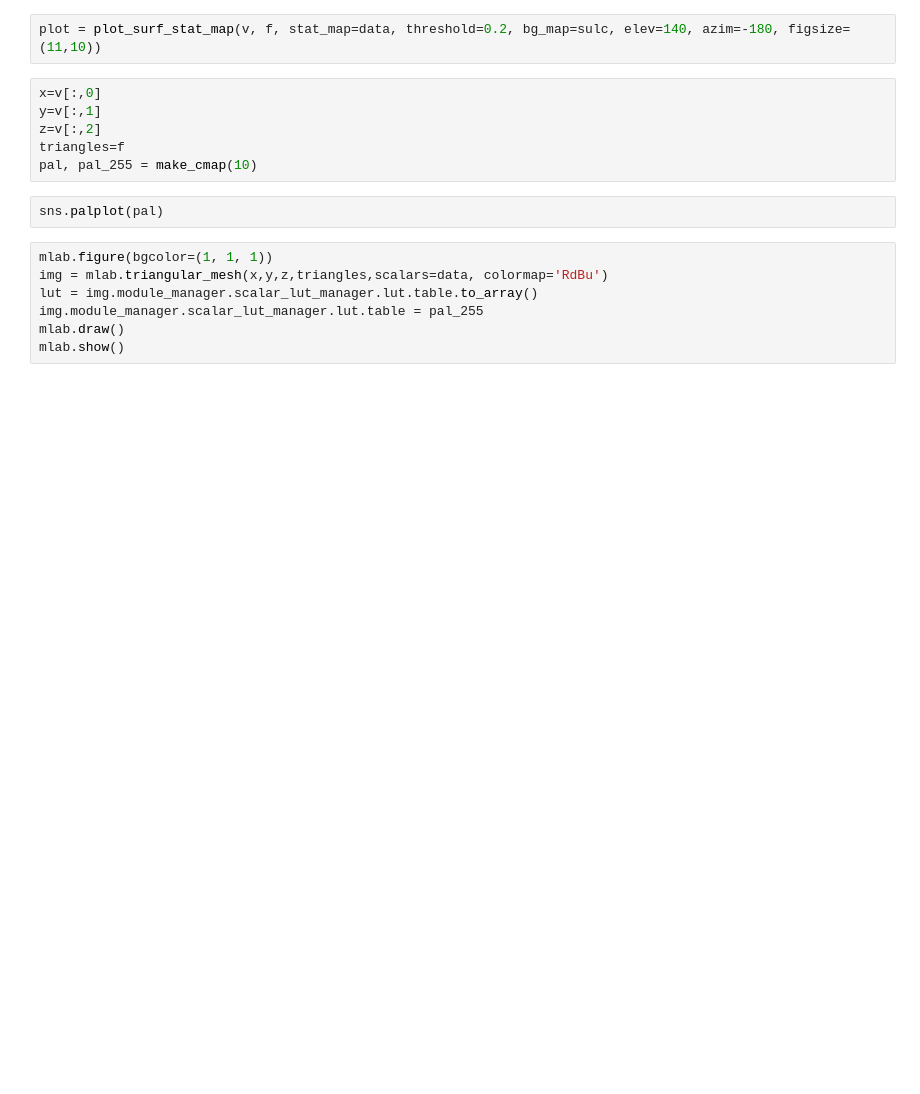
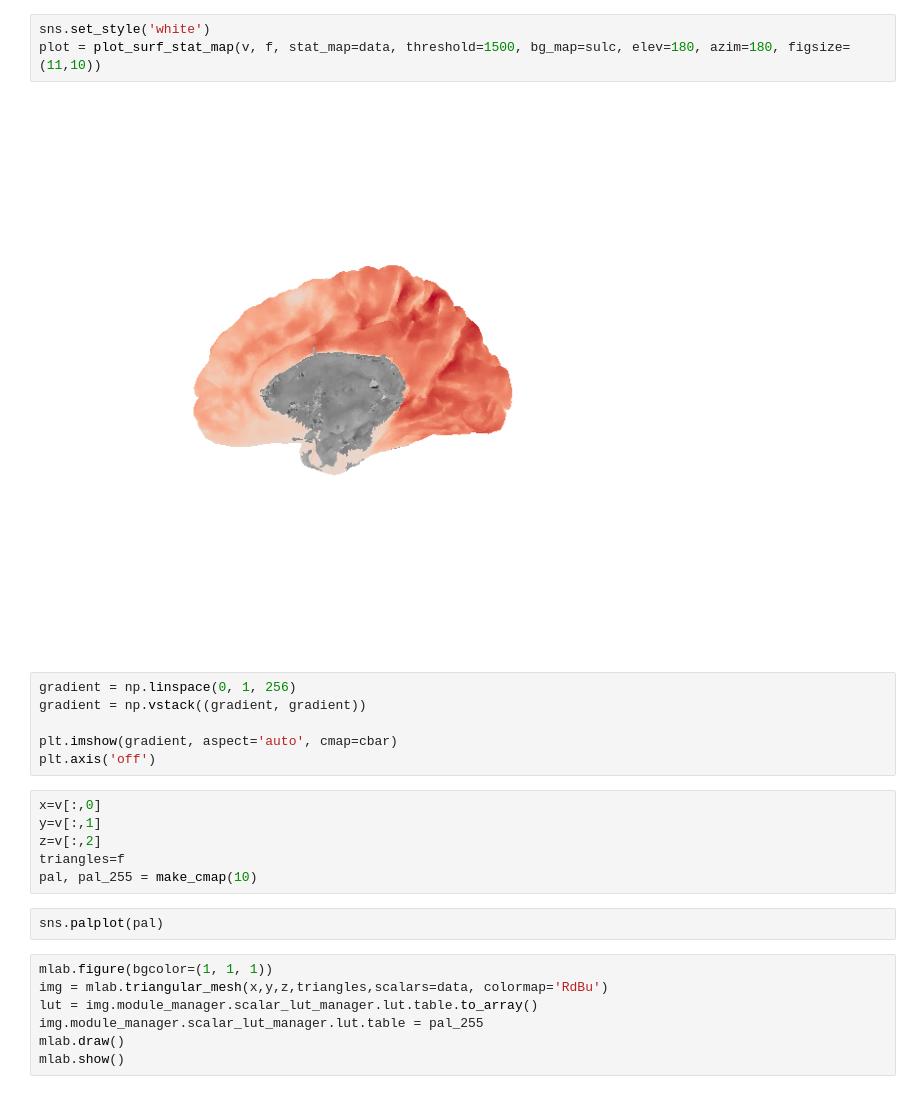
Before and after one commit to juhuntenburg/myelinconnect, a Jupyter notebook: notebooks/plot_surfs.ipynb, the cells around one changed output. Saved outputs shown, nothing was run; the diff lists cells and outputs as text; blank space fills up the shorter version.

```diff
--- a/notebooks/plot_surfs.ipynb
+++ b/notebooks/plot_surfs.ipynb
@@ -37,5 +59,14 @@ v, f, d = read_vtk(mesh)
 # %%
-plot = plot_surf_stat_map(v, f, stat_map=data, threshold=0.2, bg_map=sulc, elev=140, azim=-180, figsize=(11,10))
+sns.set_style('white')
+plot = plot_surf_stat_map(v, f, stat_map=data, threshold=1500, bg_map=sulc, elev=180, azim=180, figsize=(11,10))
+# %% [output]
+[figure, added]
+# %%
+gradient = np.linspace(0, 1, 256)
+gradient = np.vstack((gradient, gradient))
+
+plt.imshow(gradient, aspect='auto', cmap=cbar)
+plt.axis('off')
 # %%
 x=v[:,0]
 y=v[:,1]
```
Also changed, not shown: parts of 7 cells of this notebook, 2 other files.
